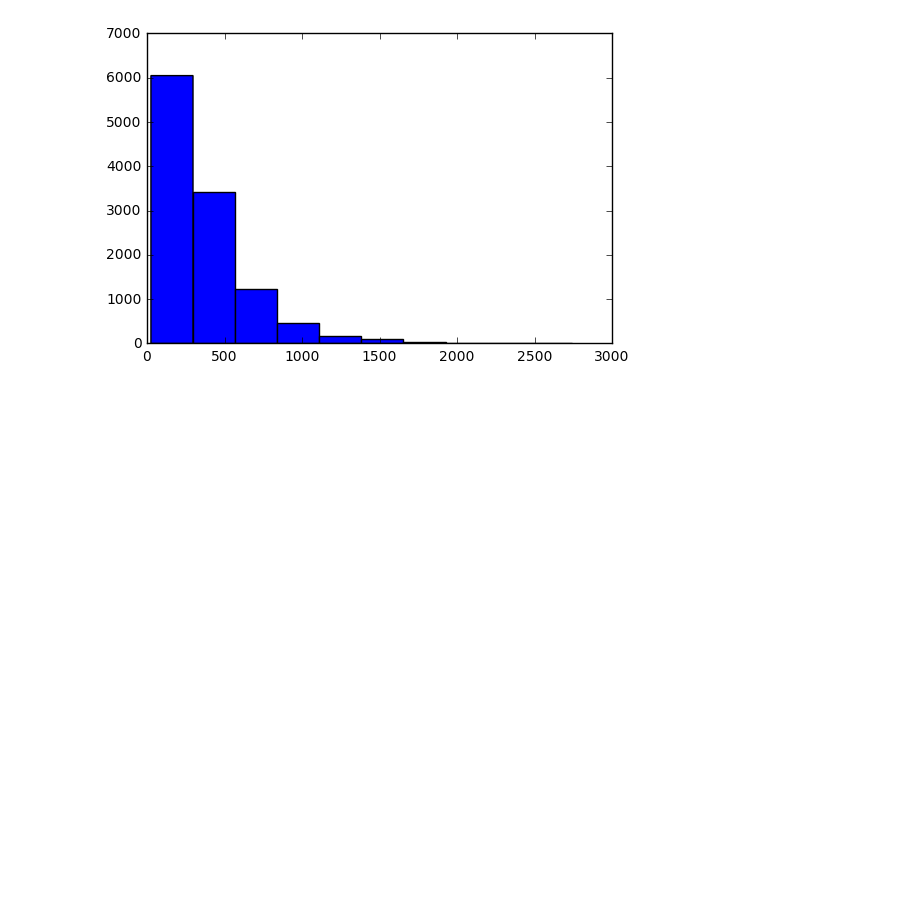
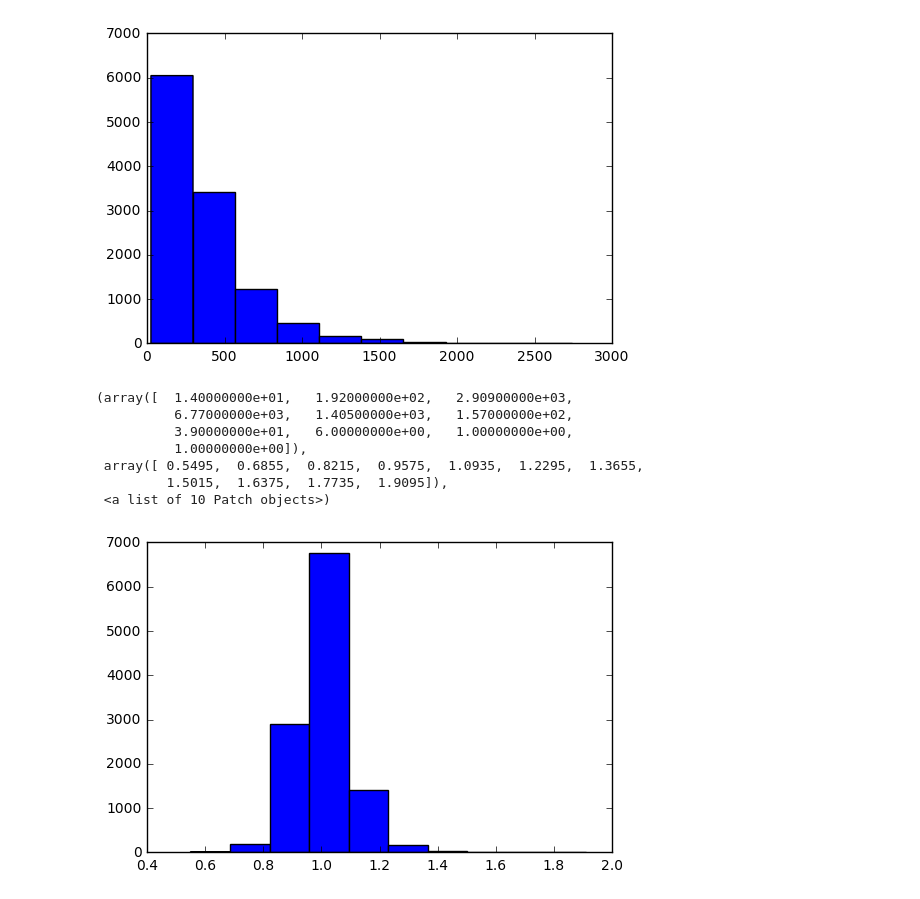
Before and after one commit to mindyng/Springboard-DSCT, a Jupyter notebook: Inferential Statistics_Ex3.ipynb, the cells around one changed output. Cells and saved outputs as stored; diff of their text form; code cells hidden in the pictures; blank space fills up the shorter version.

```diff
--- a/Inferential Statistics_Ex3.ipynb
+++ b/Inferential Statistics_Ex3.ipynb
@@ -292,3 +307,18 @@ plt.hist(x)
          1925.5,  2197. ,  2468.5,  2740. ]),
  <a list of 10 Patch objects>)
 [figure]
+# %%
+# The histogram below shows the count for each ratio result (hospital’s number of “predicted” 30-day
+# readmissions for heart attack, heart failure, and pneumonia divided by the number that would be
+# “expected,” based on an average hospital with similar patients)
+
+plt.hist(y)
+# %% [output]
+(array([  1.40000000e+01,   1.92000000e+02,   2.90900000e+03,
+          6.77000000e+03,   1.40500000e+03,   1.57000000e+02,
+          3.90000000e+01,   6.00000000e+00,   1.00000000e+00,
+          1.00000000e+00]),
+ array([ 0.5495,  0.6855,  0.8215,  0.9575,  1.0935,  1.2295,  1.3655,
+         1.5015,  1.6375,  1.7735,  1.9095]),
+ <a list of 10 Patch objects>)
+[figure, added]
```
Also changed, not shown: parts of 16 cells of this notebook.
